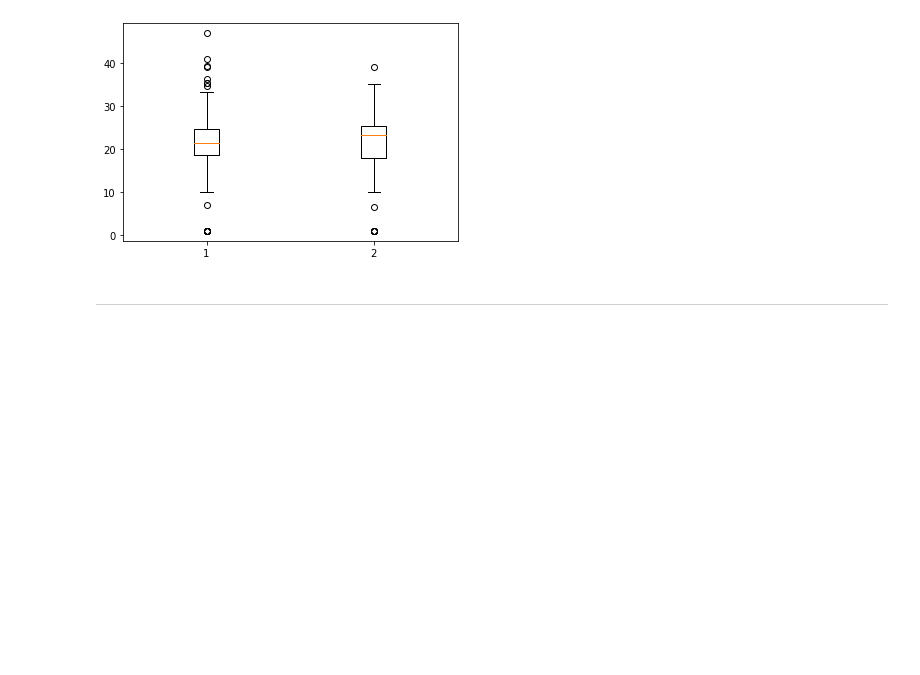
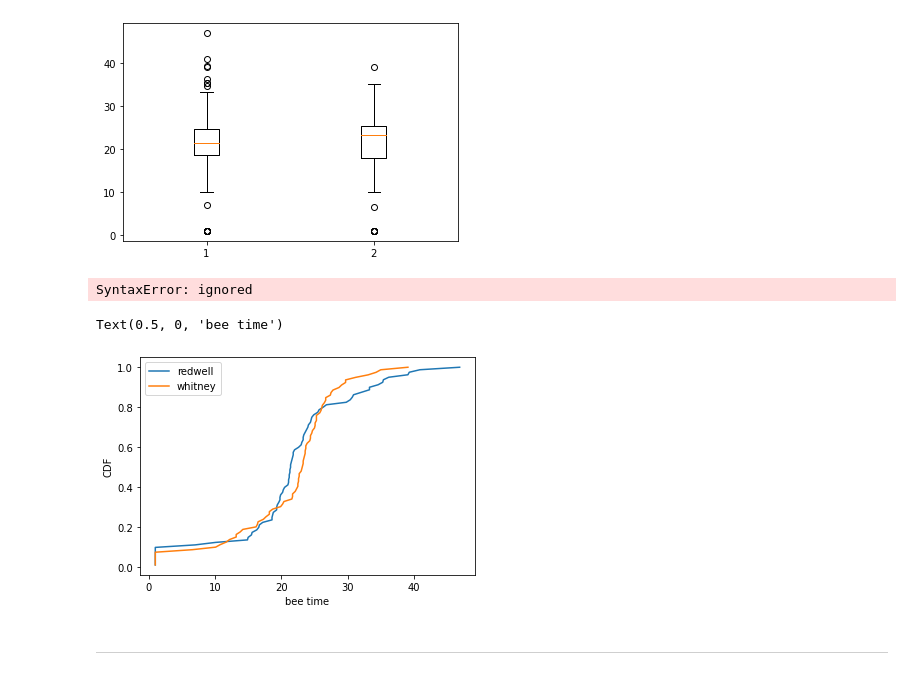
Before and after one commit to Clarke-Jools-36/DataAnalysis22, a Jupyter notebook: Chapter5_yourturn.ipynb, the cells around one changed output. Saved outputs shown, nothing was run; the diff lists cells and outputs as text; code cells hidden in the pictures; blank space fills up the shorter version.

```diff
--- a/Chapter5_yourturn.ipynb
+++ b/Chapter5_yourturn.ipynb
@@ -110,6 +110,35 @@ plt.boxplot([redwell,whitney])
   <matplotlib.lines.Line2D at 0x...>],
  'means': []}
 [figure]
+# %%
+cdf(redwell)
+cdf(whitney)
+
+use ks2sam to compare the two
+# %% [output]
+SyntaxError: ignored
+# %%
+
+#make a function to plot the cumulative distribution function for the sample
+def cdf(x):
+    xs = np.sort(x)
+    # this basically makes a cumulative distribution function
+    ys = np.arange(1, len(xs)+1)/float(len(xs))
+    return xs, ys
+
+p_t,p_cdf = cdf(redwell)
+t_t,t_cdf = cdf(whitney)
+
+plt.plot(p_t,p_cdf,label='redwell')
+plt.plot(t_t,t_cdf,label='whitney')
+
+
+plt.legend()
+plt.ylabel('CDF')
+plt.xlabel('bee time')
+# %% [output]
+Text(0.5, 0, 'bee time')
+[figure, added]
 # %% [markdown]
 ***
 # %% [markdown]
```
Also changed, not shown: parts of 1 cell of this notebook.
